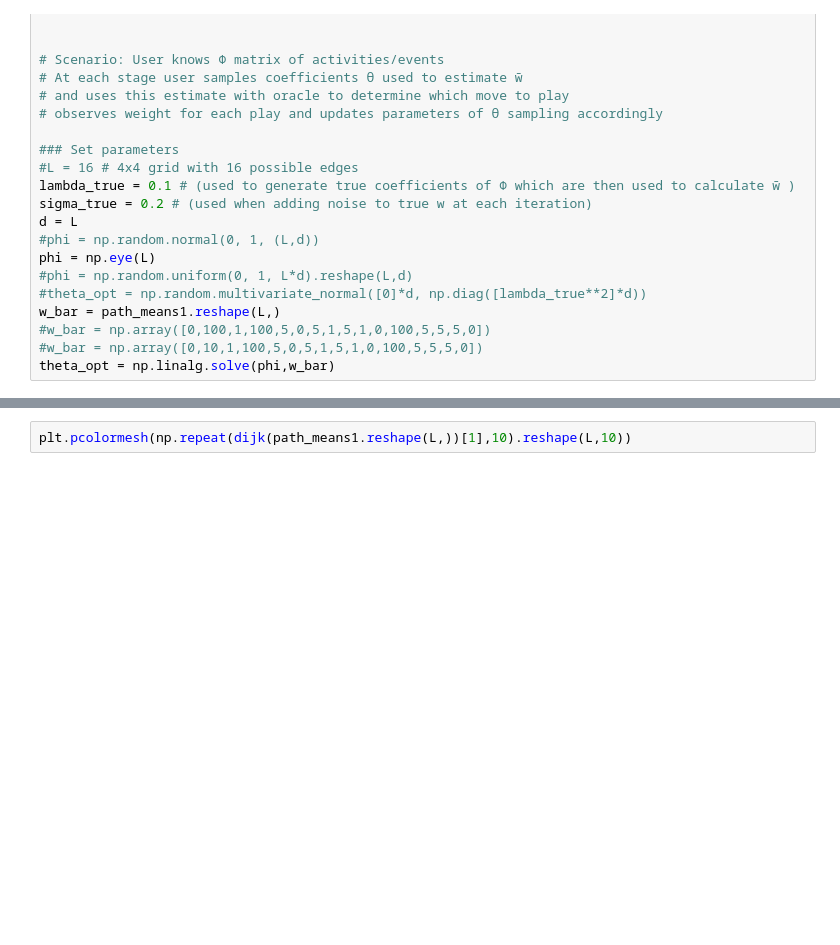
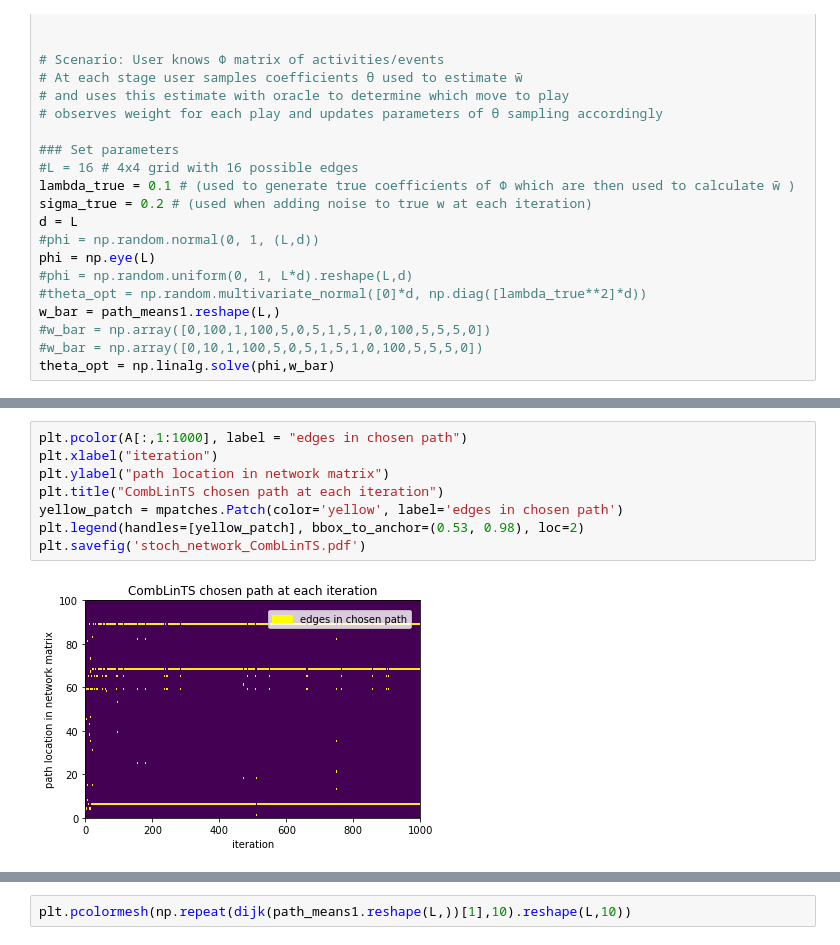
Before and after one commit to alohia/combandits, a Jupyter notebook: CombLinTS_shortest_path.ipynb, the cells around one changed output, grey strips where cells are left out. Saved outputs shown, nothing was run; the diff lists cells and outputs as text; blank space fills up the shorter version.

```diff
--- a/CombLinTS_shortest_path.ipynb
+++ b/CombLinTS_shortest_path.ipynb
@@ -133,3 +147,13 @@ plt.pcolormesh(A)
+# %%
+plt.pcolor(A[:,1:1000], label = "edges in chosen path")
+plt.xlabel("iteration")
+plt.ylabel("path location in network matrix")
+plt.title("CombLinTS chosen path at each iteration")
+yellow_patch = mpatches.Patch(color='yellow', label='edges in chosen path')
+plt.legend(handles=[yellow_patch], bbox_to_anchor=(0.53, 0.98), loc=2)
+plt.savefig('stoch_network_CombLinTS.pdf')
+# %% [output]
+[figure, added]
 # %%
 plt.pcolormesh(np.repeat(dijk(path_means1.reshape(L,))[1],iters).reshape(L,iters))
 # %% [output]
```
Also changed, not shown: parts of 12 cells of this notebook, 1 other file.
